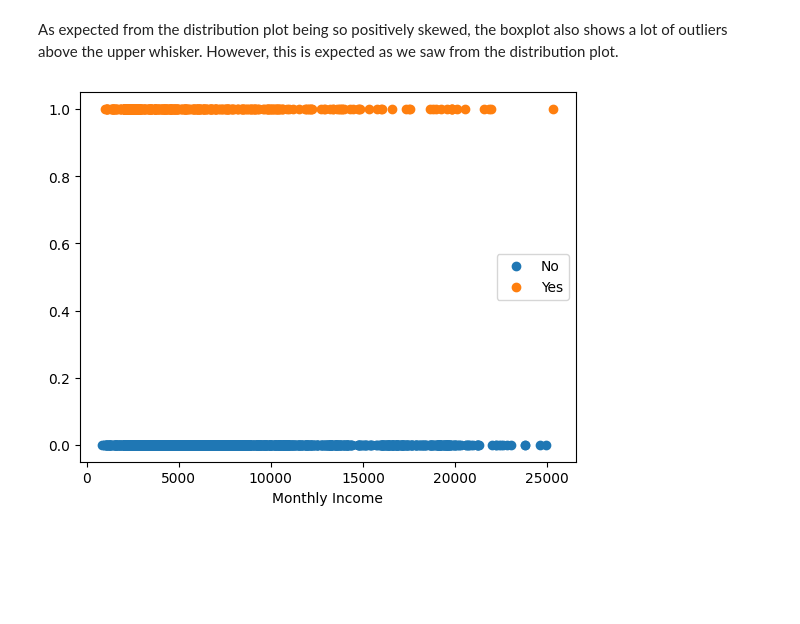
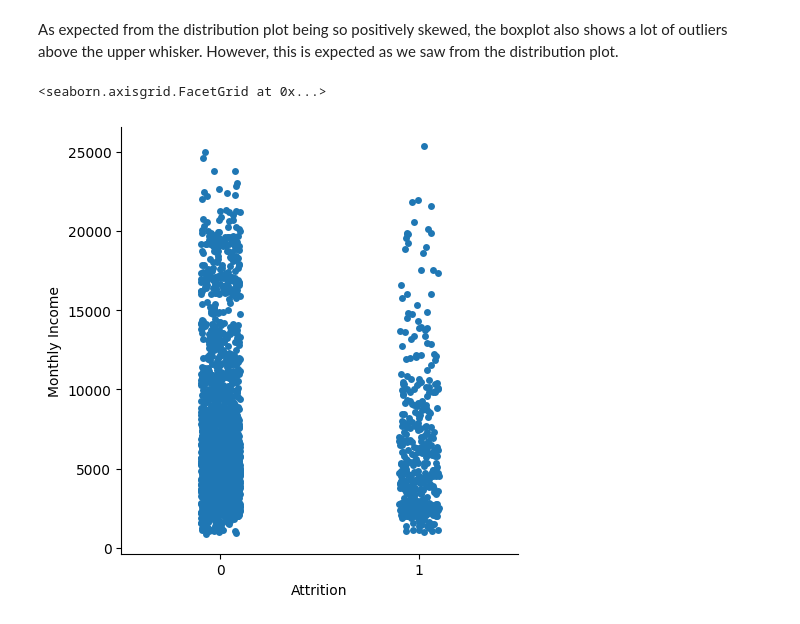
Before and after one commit to Anglesofdeath/attrition-data-science-project, a Jupyter notebook: eda.ipynb, the cells around one changed output. Cells and saved outputs as stored; diff of their text form; code cells hidden in the pictures; blank space fills up the shorter version.

```diff
--- a/eda.ipynb
+++ b/eda.ipynb
@@ -633,11 +631,8 @@ sns.boxplot(df['Monthly Income'])
 [figure]
 # %% [markdown]
 As expected from the distribution plot being so positively skewed, the boxplot also shows a lot of outliers above the upper whisker. However, this is expected as we saw from the distribution plot.
-# %%
-plt.plot(df['Monthly Income'][df['Attrition'] == 0], np.zeros_like(df['Age'][df['Attrition'] == 0]), 'o')
-plt.plot(df['Monthly Income'][df['Attrition'] == 1], np.ones_like(df['Age'][df['Attrition'] == 1]), 'o')
-plt.xlabel('Monthly Income')
-plt.gca().legend(('No', 'Yes'))
-plt.show()
-# %% [output]
-[figure, removed]
+# %%
+sns.catplot(data=df, x= 'Attrition', y='Monthly Income')
+# %% [output]
+<seaborn.axisgrid.FacetGrid at 0x...>
+[figure, added]
```
Also changed, not shown: parts of 35 cells of this notebook.
